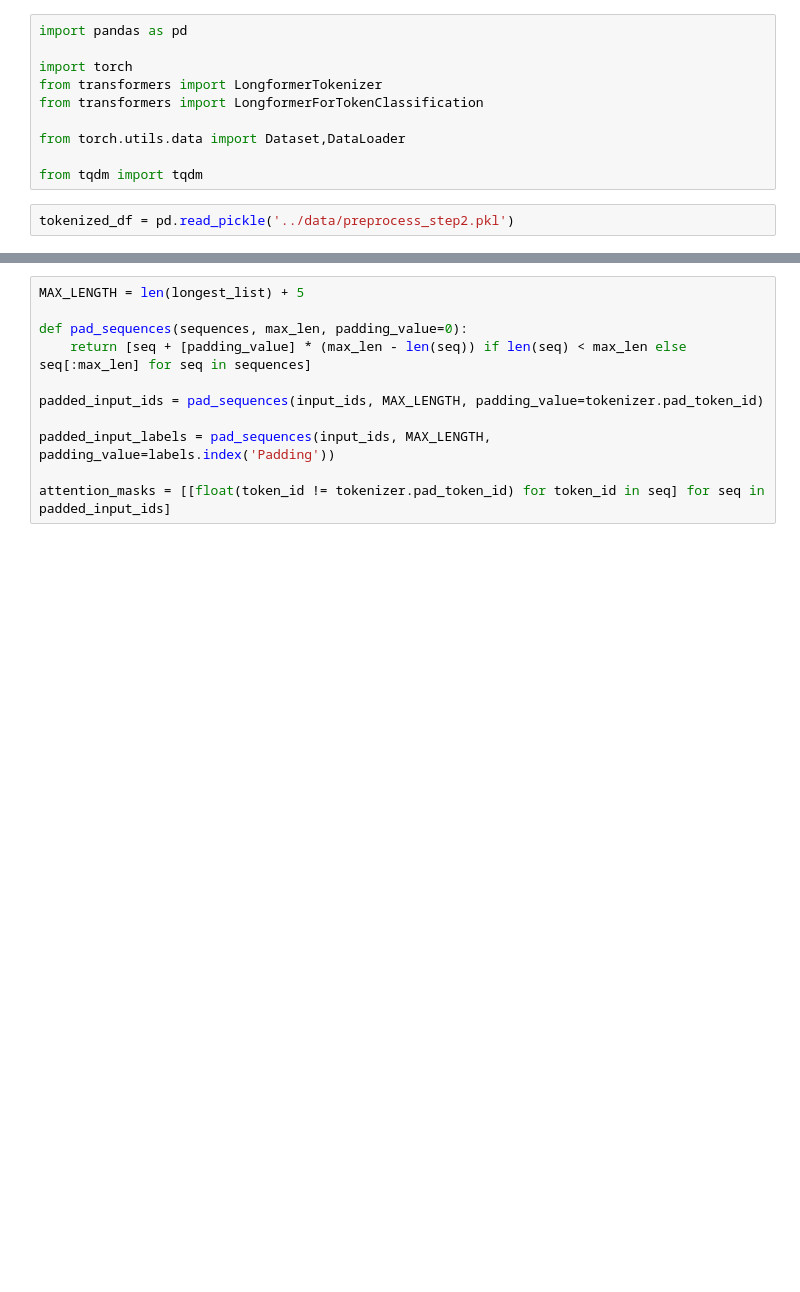
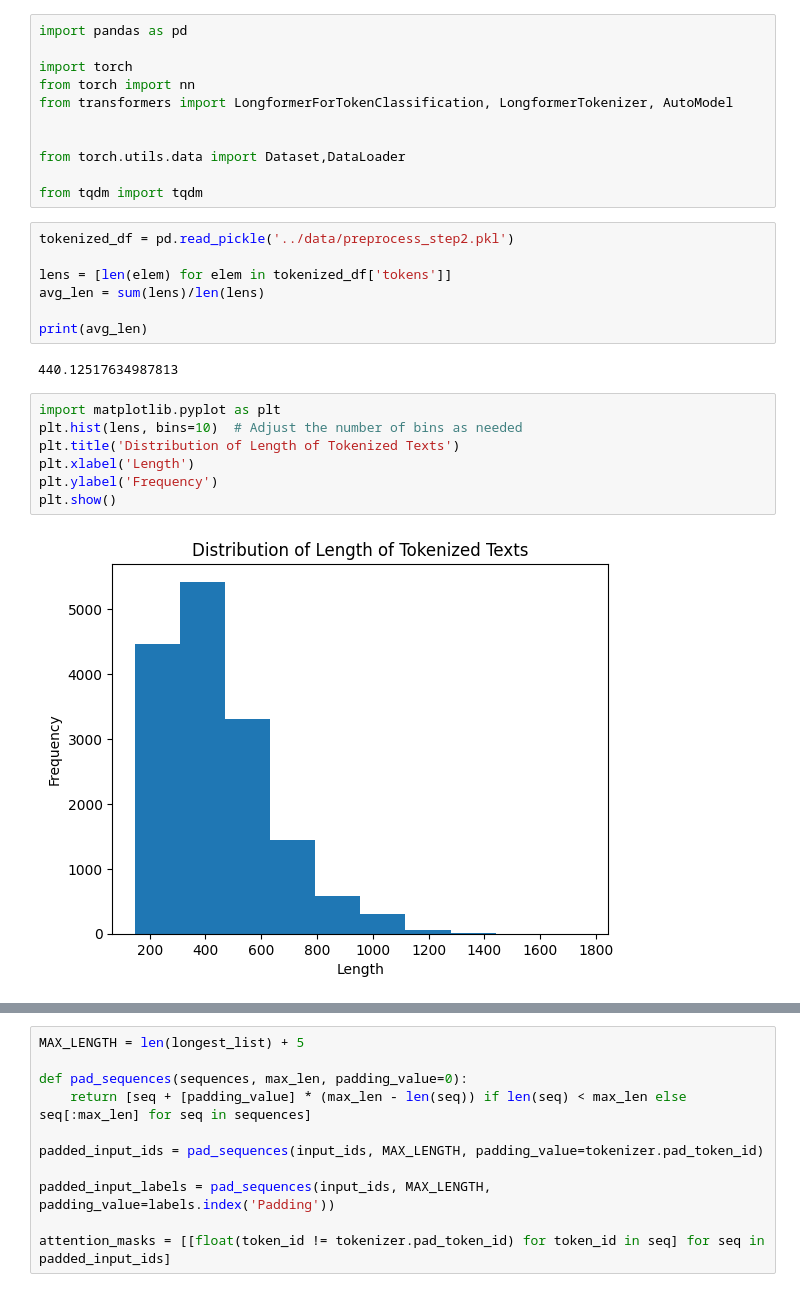
Before and after one commit to rvineet02/cs505_final_project, a Jupyter notebook: essay_dissection_model/code/basicmodel.ipynb, the cells around one changed output, grey strips where cells are left out. Drawn from its saved outputs; the diff is of its cells as text; blank space fills up the shorter version.

```diff
--- a/essay_dissection_model/code/basicmodel.ipynb
+++ b/essay_dissection_model/code/basicmodel.ipynb
@@ -2,12 +2,29 @@
 import pandas as pd
 
 import torch
-from transformers import LongformerTokenizer
-from transformers import LongformerForTokenClassification
+from torch import nn
+from transformers import LongformerForTokenClassification, LongformerTokenizer, AutoModel
+
 
 from torch.utils.data import Dataset,DataLoader
 
 from tqdm import tqdm
-# %%
-tokenized_df = pd.read_pickle('../data/preprocess_step2.pkl')
+# %%
+tokenized_df = pd.read_pickle('../data/preprocess_step2.pkl')
+
+lens = [len(elem) for elem in tokenized_df['tokens']]
+avg_len = sum(lens)/len(lens)
+
+print(avg_len)
+# %% [output]
+440.12517634987813
+# %%
+import matplotlib.pyplot as plt
+plt.hist(lens, bins=10)  # Adjust the number of bins as needed
+plt.title('Distribution of Length of Tokenized Texts')
+plt.xlabel('Length')
+plt.ylabel('Frequency')
+plt.show()
+# %% [output]
+[figure, added]
 # %%
```
Also changed, not shown: parts of 14 cells of this notebook.
